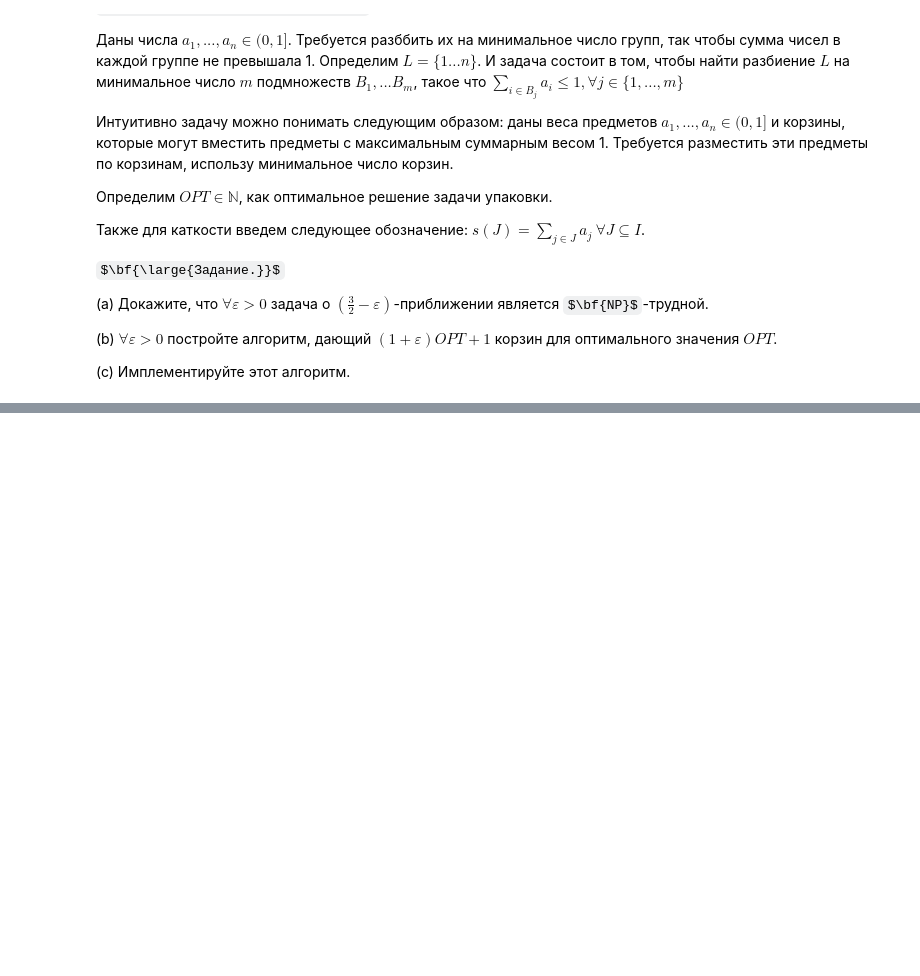
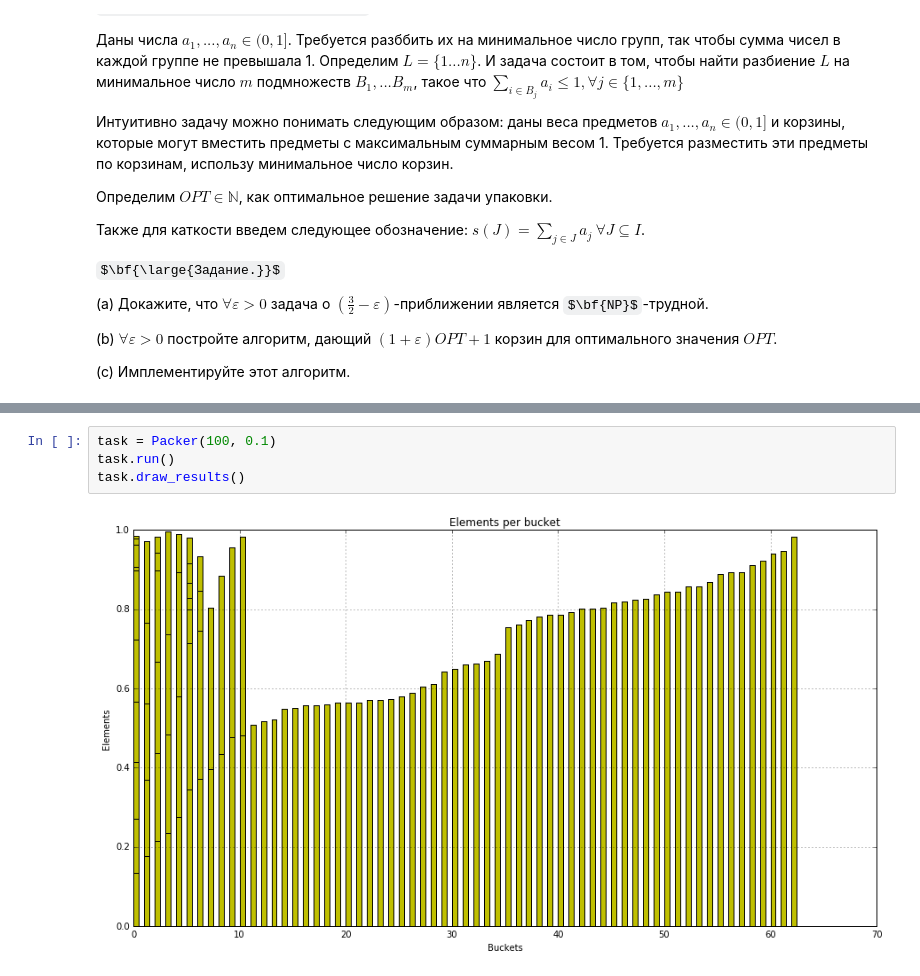
Before and after one commit to KomarovMikhail/Complexity, a Jupyter notebook: theory.ipynb, the cells around one changed output, grey strips where cells are left out. Drawn from its saved outputs; the diff is of its cells as text; some formulas as TeX source; blank space fills up the shorter version.

```diff
--- a/theory.ipynb
+++ b/theory.ipynb
@@ -85,0 +349,6 @@ $k(I) \leq \frac{OPT(I)}{1-\varepsilon} + 1 \leq (1+2\varepsilon)OPT(I) + 1.$
+# %%
+task = Packer(100, 0.1)
+task.run()
+task.draw_results()
+# %% [output]
+[figure, added]
```
Also changed, not shown: parts of 11 cells of this notebook.
